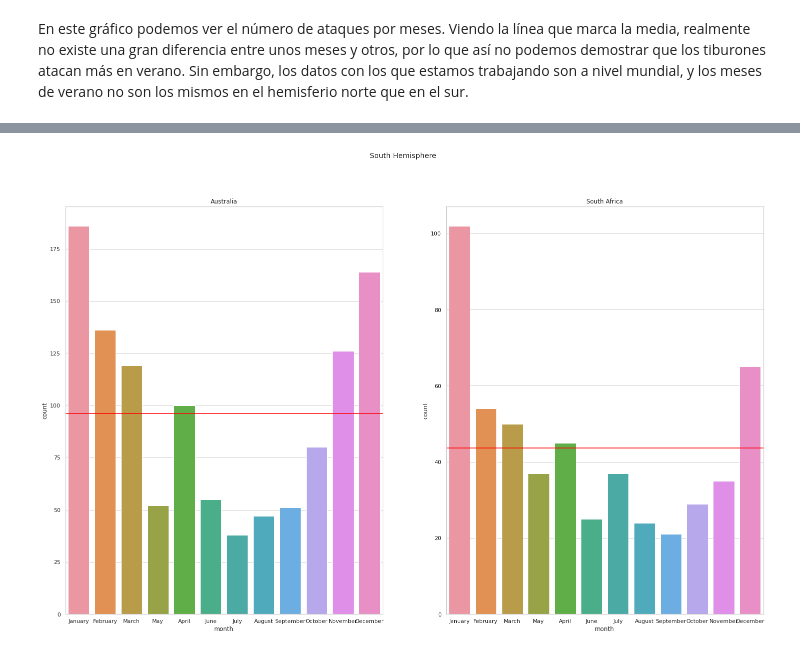
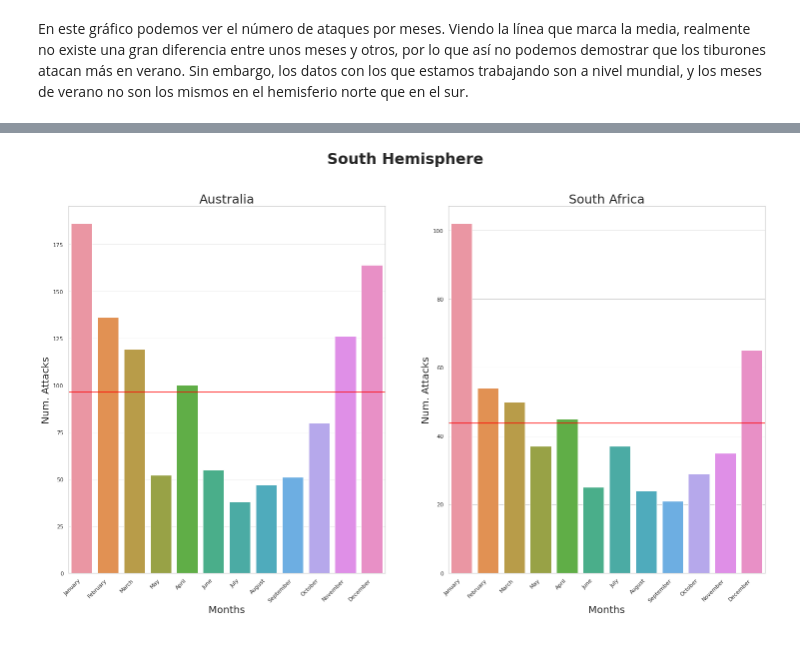
Before and after one commit to ce-valle/pandas_project, a Jupyter notebook: analysis.ipynb, the cells around one changed output, grey strips where cells are left out. Cells and saved outputs as stored; diff of their text form; code cells hidden in the pictures.

```diff
--- a/analysis.ipynb
+++ b/analysis.ipynb
@@ -77,11 +91,17 @@ bahamas_plot.axhline(y=bahamas.month.value_counts().mean(), c="red", label="mean
 # %%
 figura, eje = plt.subplots(nrows=1, ncols=2, figsize=(25,15))
-figura.suptitle('South Hemisphere')
-eje[0].set_title('Australia')
-eje[1].set_title('South Africa')
+figura.suptitle('South Hemisphere', fontsize = 30, fontweight="bold")
+eje[0].set_title('Australia', fontsize = 25)
+eje[1].set_title('South Africa', fontsize = 25)
 australia_plot = sns.countplot(x = "month", data = australia, order = month_lst, ax=eje[0])
 australia_plot.axhline(y=australia.month.value_counts().mean(), c="red", label="mean")
+australia_plot.set_xlabel("Months", fontsize = 20)
+australia_plot.set_ylabel("Num. Attacks", fontsize = 20);
 south_africa_plot = sns.countplot(x = "month", data = south_africa, order = month_lst, ax=eje[1])
-south_africa_plot.axhline(y=south_africa.month.value_counts().mean(), c="red", label="mean");
+south_africa_plot.axhline(y=south_africa.month.value_counts().mean(), c="red", label="mean")
+south_africa_plot.set_xlabel("Months", fontsize = 20)
+south_africa_plot.set_ylabel("Num. Attacks", fontsize = 20)
+figura.autofmt_xdate(rotation=45);
+figura.savefig("Figures/South_Hemisphere.jpg")
 # %% [output]
-[figure, old version]
+[figure, new version]
```
Also changed, not shown: parts of 13 cells of this notebook, 10 other files.
